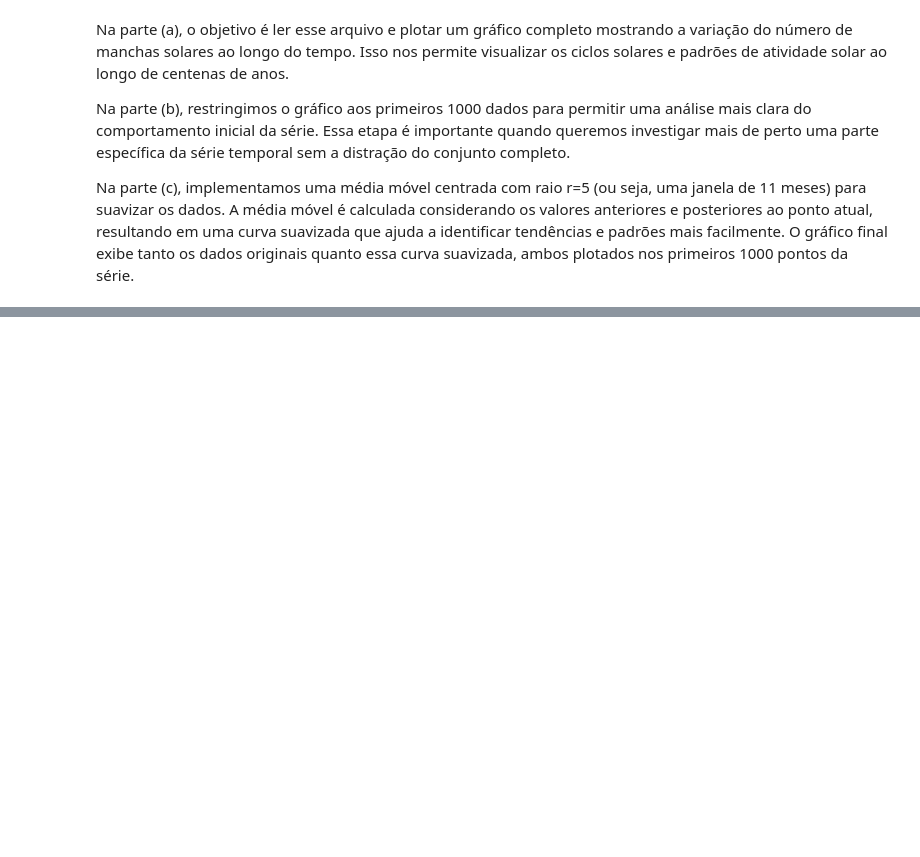
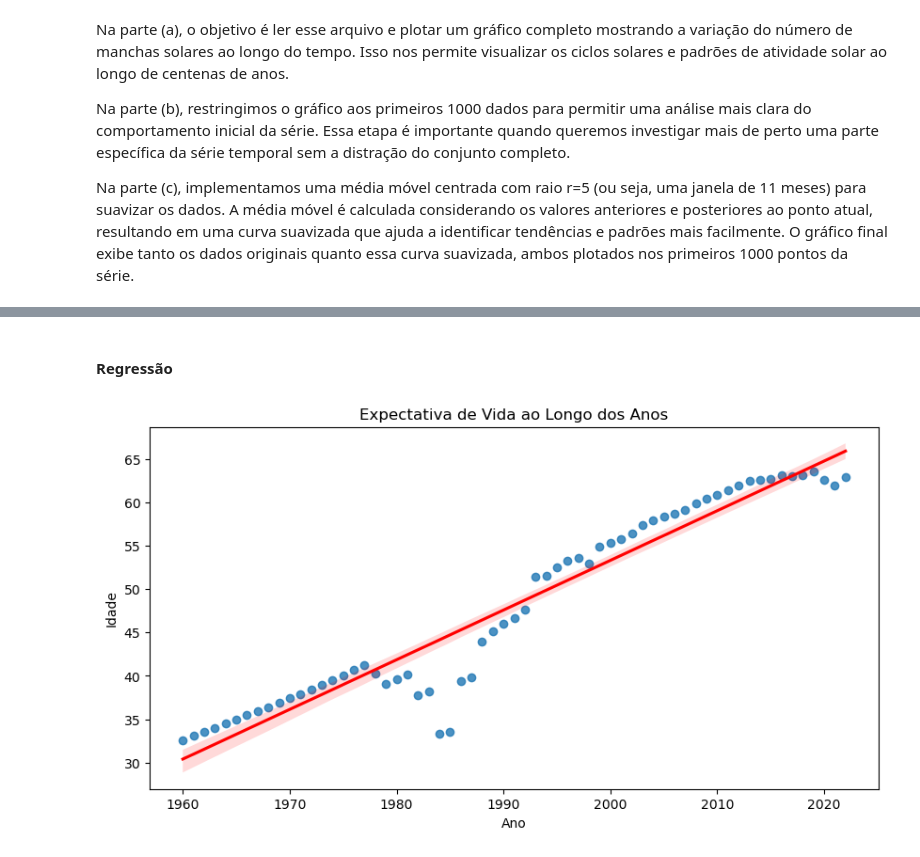
Before and after one commit to Gsimarelli/AV3, a Jupyter notebook: av3.ipynb, the cells around one changed output, grey strips where cells are left out. Drawn from its saved outputs; the diff is of its cells as text; code cells hidden in the pictures; blank space fills up the shorter version.

```diff
--- a/av3.ipynb
+++ b/av3.ipynb
@@ -126,0 +194,15 @@ Na parte (c), implementamos uma média móvel centrada com raio r=5 (ou seja, um
+# %% [markdown]
+#### Regressão
+# %%
+from scipy.stats import linregress
+
+pais = "Afghanistan"
+df_brasil = df_limpo[df_limpo["País"] == pais]
+
+plt.figure(figsize=(10, 5))
+sns.regplot(data=df_brasil, x="Ano", y="Valor", scatter=True, line_kws={"color": "red"})
+plt.title("Expectativa de Vida ao Longo dos Anos")
+plt.ylabel("Idade")
+plt.show()
+# %% [output]
+[figure, added]
```
Also changed, not shown: parts of 8 cells of this notebook, 2 other files.
